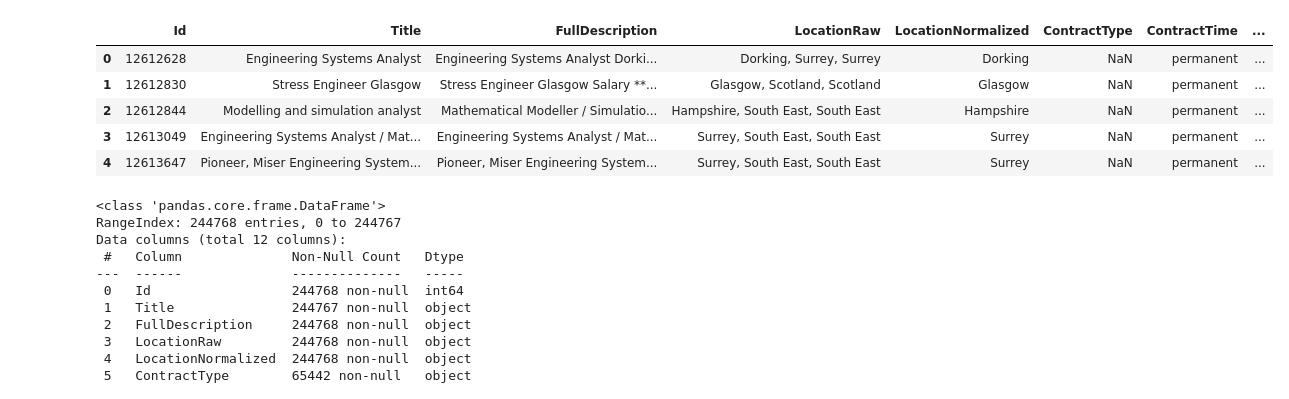
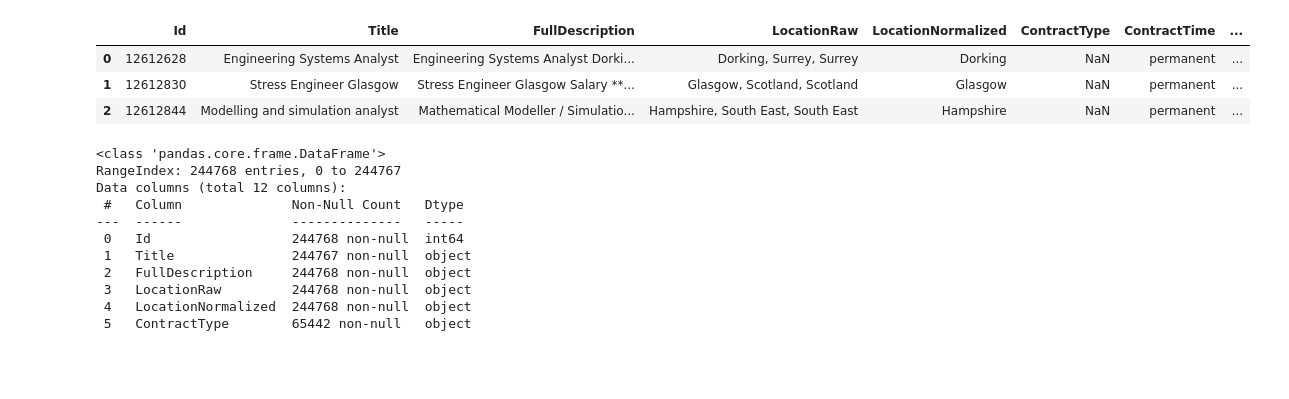
Before and after one commit to metrych-creator/salaries, a Jupyter notebook: preprocessing.ipynb, the cells around one changed output. Drawn from its saved outputs; the diff is of its cells as text; code cells hidden in the pictures; blank space fills up the shorter version.

```diff
--- a/preprocessing.ipynb
+++ b/preprocessing.ipynb
@@ -9,12 +11,10 @@ df = pd.read_csv('data/Train_rev1.csv')
 # %%
-df.head()
+df.head(3)
 # %% [output]
 |  | Id | Title | FullDescription | LocationRaw | LocationNormalized | ContractType | ContractTime | ... |
 | 0 | 12612628 | Engineering Systems Analyst | Engineering Systems Analyst Dorki... | Dorking, Surrey, Surrey | Dorking | NaN | permanent | ... |
 | 1 | 12612830 | Stress Engineer Glasgow | Stress Engineer Glasgow Salary **... | Glasgow, Scotland, Scotland | Glasgow | NaN | permanent | ... |
 | 2 | 12612844 | Modelling and simulation analyst | Mathematical Modeller / Simulatio... | Hampshire, South East, South East | Hampshire | NaN | permanent | ... |
-| 3 | 12613049 | Engineering Systems Analyst / Mat... | Engineering Systems Analyst / Mat... | Surrey, South East, South East | Surrey | NaN | permanent | ... |
-| 4 | 12613647 | Pioneer, Miser Engineering System... | Pioneer, Miser Engineering System... | Surrey, South East, South East | Surrey | NaN | permanent | ... |
 # %%
 df.info()
 # %% [output]
```
Also changed, not shown: parts of 3 cells of this notebook, 2 other files.
